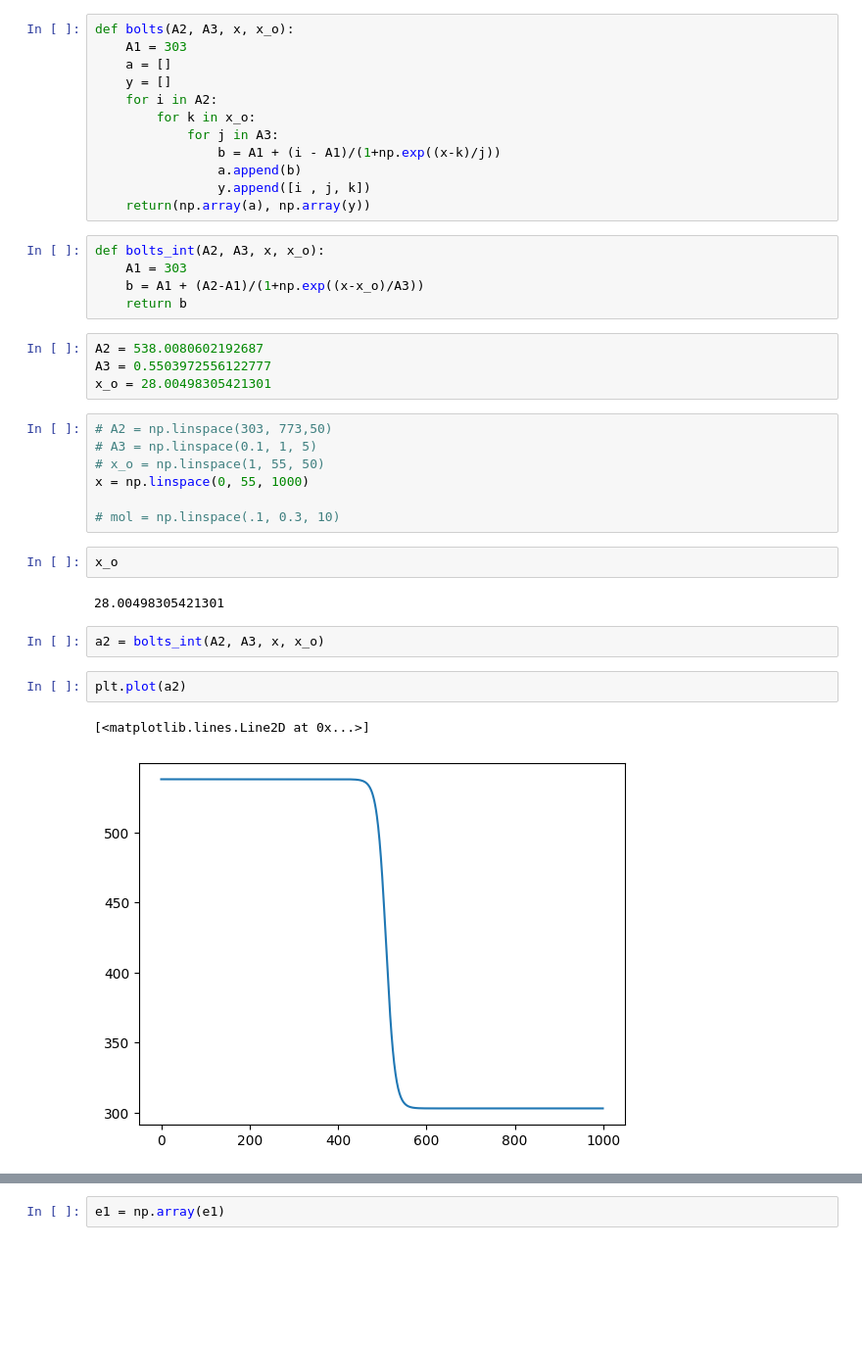
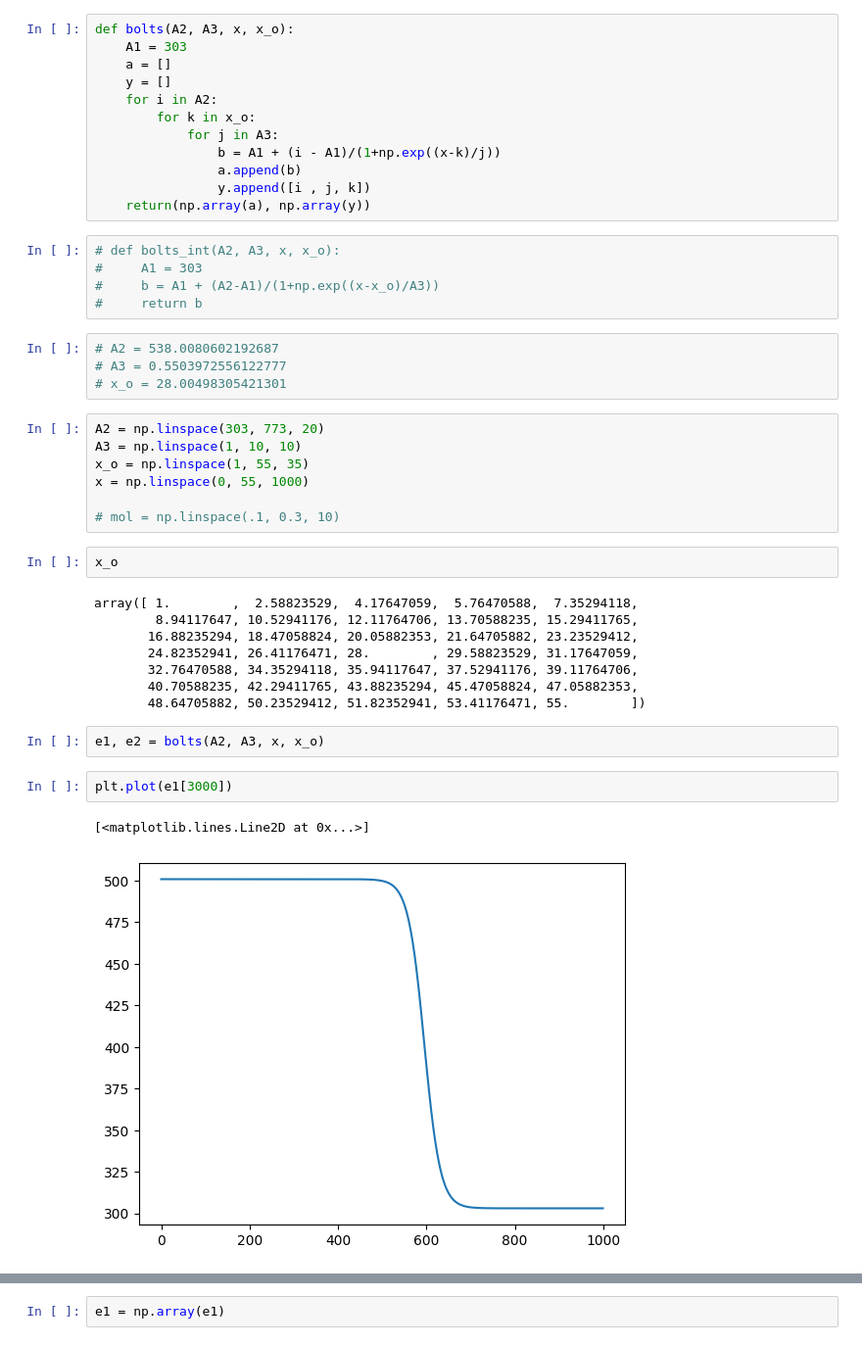
Before and after one commit to CaffineAddic/Flame_dianostics-temperature_profile_estimation_using_ML, a Jupyter notebook: Spectra_gen/Profile/Top_hat_profile.ipynb, the cells around one changed output, grey strips where cells are left out. Shown at 98% size. Cells and saved outputs as stored; diff of their text form; blank space fills up the shorter version.

```diff
--- a/Spectra_gen/Profile/Top_hat_profile.ipynb
+++ b/Spectra_gen/Profile/Top_hat_profile.ipynb
@@ -19,29 +19,35 @@ def bolts(A2, A3, x, x_o):
                 y.append([i , j, k])
     return(np.array(a), np.array(y))
 # %%
-def bolts_int(A2, A3, x, x_o):
-    A1 = 303
-    b = A1 + (A2-A1)/(1+np.exp((x-x_o)/A3))
-    return b
+# def bolts_int(A2, A3, x, x_o):
+#     A1 = 303
+#     b = A1 + (A2-A1)/(1+np.exp((x-x_o)/A3))
+#     return b
 # %%
-A2 = 538.0080602192687
-A3 = 0.5503972556122777
-x_o = 28.00498305421301
+# A2 = 538.0080602192687
+# A3 = 0.5503972556122777
+# x_o = 28.00498305421301
 # %%
-# A2 = np.linspace(303, 773,50)
-# A3 = np.linspace(0.1, 1, 5)
-# x_o = np.linspace(1, 55, 50)
+A2 = np.linspace(303, 773, 20)
+A3 = np.linspace(1, 10, 10)
+x_o = np.linspace(1, 55, 35)
 x = np.linspace(0, 55, 1000)
 
 # mol = np.linspace(.1, 0.3, 10)
 # %%
 x_o
 # %% [output]
-28.00498305421301
+array([ 1.        ,  2.58823529,  4.17647059,  5.76470588,  7.35294118,
+        8.94117647, 10.52941176, 12.11764706, 13.70588235, 15.29411765,
+       16.88235294, 18.47058824, 20.05882353, 21.64705882, 23.23529412,
+       24.82352941, 26.41176471, 28.        , 29.58823529, 31.17647059,
+       32.76470588, 34.35294118, 35.94117647, 37.52941176, 39.11764706,
+       40.70588235, 42.29411765, 43.88235294, 45.47058824, 47.05882353,
+       48.64705882, 50.23529412, 51.82352941, 53.41176471, 55.        ])
 # %%
-a2 = bolts_int(A2, A3, x, x_o)
+e1, e2 = bolts(A2, A3, x, x_o)
 # %%
-plt.plot(a2)
+plt.plot(e1[3000])
 # %% [output]
 [<matplotlib.lines.Line2D at 0x...>]
-[figure, old version]
+[figure, new version]
```
Also changed, not shown: parts of 11 cells of this notebook, 12 other files.
